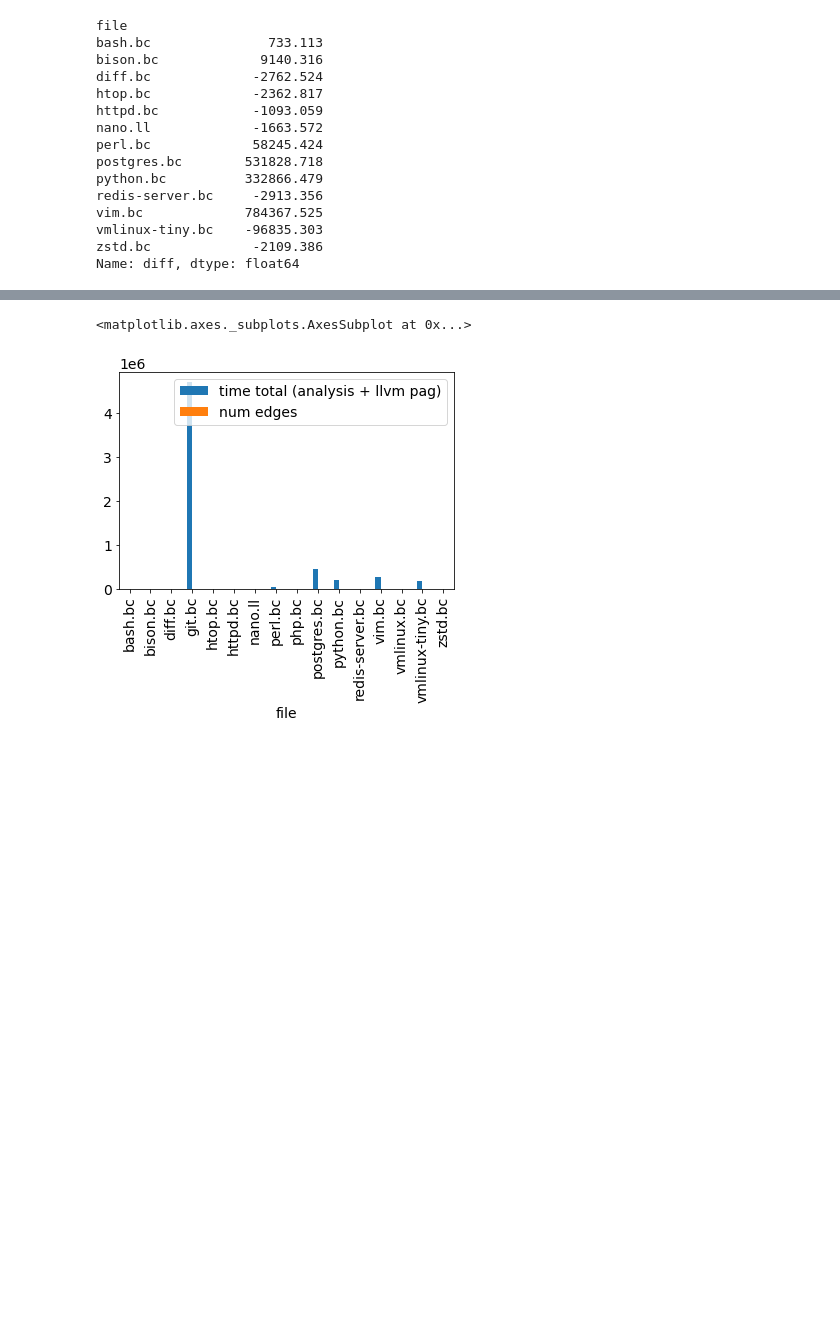
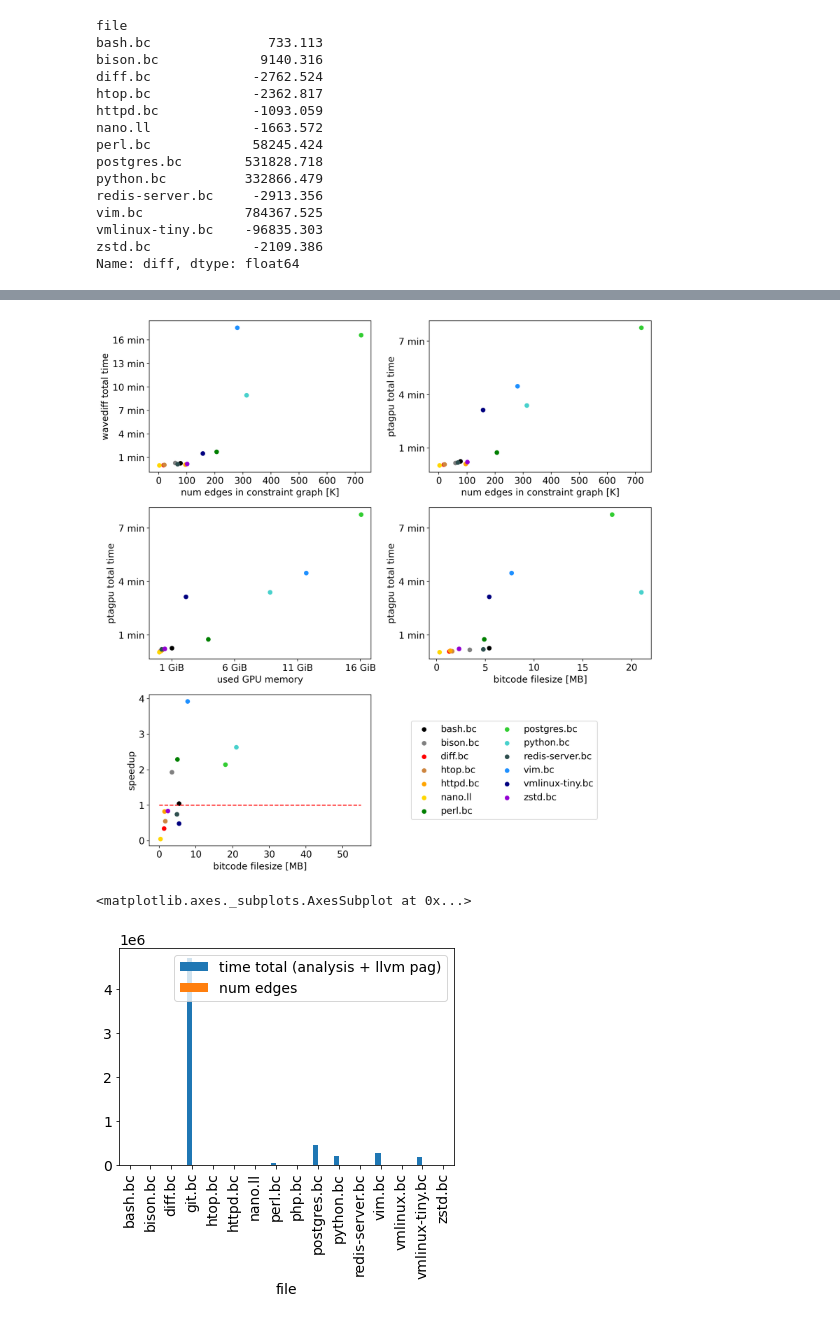
Before and after one commit to lukasboettcher/msc-paper, a Jupyter notebook: data/data_viz.ipynb, the cells around one changed output, grey strips where cells are left out. Saved outputs shown, nothing was run; the diff lists cells and outputs as text; code cells hidden in the pictures; blank space fills up the shorter version.

```diff
--- a/data/data_viz.ipynb
+++ b/data/data_viz.ipynb
@@ -71,0 +161,92 @@ fig.tight_layout()
+# %%
+# df.plot.scatter(x='filesize', y=df.columns[0])
+from matplotlib import colors
+
+# remove overflowing data
+df = df[~df.index.isin(['vmlinux.bc', 'php.bc', 'git.bc'])]
+
+color_list = list(colors.CSS4_COLORS)
+color_list = ['black',
+ 'gray',
+ 'red',
+ 'peru',
+ 'orange',
+ 'gold',
+ 'green',
+ 'limegreen',
+ 'mediumturquoise',
+ 'darkslategray',
+ 'dodgerblue',
+ 'navy',
+ 'darkviolet',
+ 'deeppink',
+ 'crimson',
+ 'maroon']
+
+
+
+fig = plt.figure(figsize=(12,12))
+
+# fig, axes = plt.subplots(nrows=2, ncols=2, figsize=(10,8))
+
+yticks = [60000*i for i in range(1, 20, 3)]
+ylabels = [f"{i} min" for i in range(1, 20, 3)]
+
+
+# axes[1,1].ticklabel_format(style='sci')
+plt.gcf().set_dpi(200)
+
+ax1 = fig.add_subplot(3,2,1)
+ax1.set_yticks(yticks)
+ax1.set_yticklabels(ylabels)
+ax1.set_xlabel('num edges in constraint graph [K]')
+ax1.set_ylabel('wavediff total time')
+# df.plot.scatter(ax=axes[0,0], x='num edges', y='wavediff total', c=color_list[0:len(df.index)])
+for i,(ticker,row) in enumerate(df.iterrows()):
+  ax1.scatter(x=row['num edges'], y=row['wavediff total'], label=ticker, c=color_list[i])
+
+ax2 = fig.add_subplot(3,2,2)
+ax2.set_yticks(yticks)
+ax2.set_yticklabels(ylabels)
+ax2.set_xlabel('num edges in constraint graph [K]')
+ax2.set_ylabel('ptagpu total time')
+# df.plot.scatter(ax=axes[0,1], x='num edges', y='a100 ptagpu total', c=color_list[0:len(df.index)])
+for i,(ticker,row) in enumerate(df.iterrows()):
+  ax2.scatter(x=row['num edges'], y=row['ptagpu total'], label=ticker, c=color_list[i])
+
+ax3 = fig.add_subplot(3,2,3)
+ax3.set_xticks([1024*i for i in range(1,200, 5)])
+ax3.set_xticklabels([f"{i} GiB" for i in range(1,200, 5)])
+ax3.set_yticks(yticks)
+ax3.set_yticklabels(ylabels)
+ax3.set_xlabel('used GPU memory')
+ax3.set_ylabel('ptagpu total time')
+# df.plot.scatter(ax=axes[1,0], x='used GPU memory MiB', y='a100 ptagpu total', c=color_list[0:len(df.index)])
+for i,(ticker,row) in enumerate(df.iterrows()):
+  ax3.scatter(x=row['used GPU memory MiB'], y=row['ptagpu total'], label=ticker, c=color_list[i])
+
+ax4 = fig.add_subplot(3,2,4)
+ax4.set_yticks(yticks)
+ax4.set_yticklabels(ylabels)
+ax4.set_xlabel('bitcode filesize [MB]')
+ax4.set_ylabel('ptagpu total time')
+# df.plot.scatter(ax=axes[1,1], x='bitcode filesize MB', y='a100 ptagpu total', c=color_list[0:len(df.index)])
+for i,(ticker,row) in enumerate(df.iterrows()):
+  ax4.scatter(x=row['bitcode filesize MB'], y=row['ptagpu total'], label=ticker, c=color_list[i])
+
+ax5 = fig.add_subplot(3,2,5)
+# ax5.set_yticks(yticks)
+# ax5.set_yticklabels(ylabels)
+ax5.set_xlabel('bitcode filesize [MB]')
+ax5.set_ylabel('speedup')
+# df.plot.scatter(ax=axes[2,0], x='bitcode filesize MB', y='a100 speedup', c=color_list[0:len(df.index)])
+for i,(ticker,row) in enumerate(df.iterrows()):
+  ax5.scatter(x=row['bitcode filesize MB'], y=row['speedup'], label=ticker, c=color_list[i])
+
+ax5.plot([0,55],[1,1], '--', c='r')
+# df.plot.scatter(ax=axes[2,1], x='bitcode filesize MB', y='diff', c=color_list[0:len(df.index)])
+# axes[2,1].set_yscale("log")
+fig.tight_layout()
+
+ax5.legend(bbox_to_anchor=(1.6, 0.5), loc='center', borderaxespad=0, ncol=2)
+# %% [output]
@@ -72,3 +254,4 @@ fig.tight_layout()
+[figure, added]
 # %%
 df[[df.columns[0],df.columns[-3]]].plot.bar()
 # %% [output]
```
Also changed, not shown: parts of 6 cells of this notebook.
